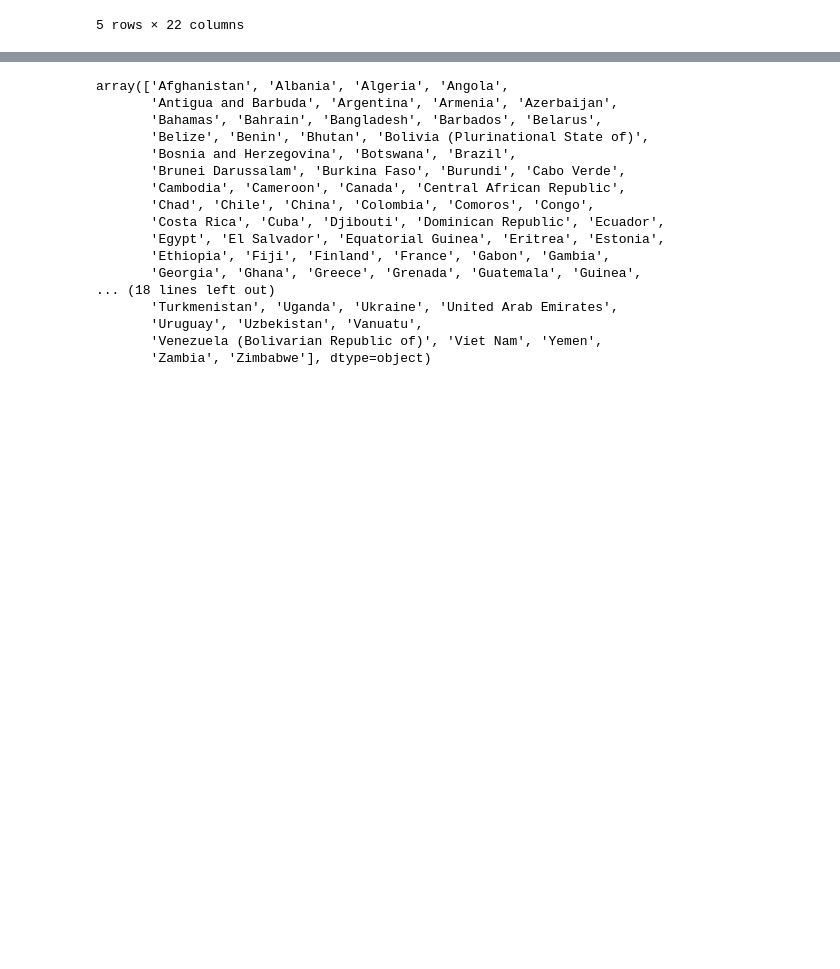
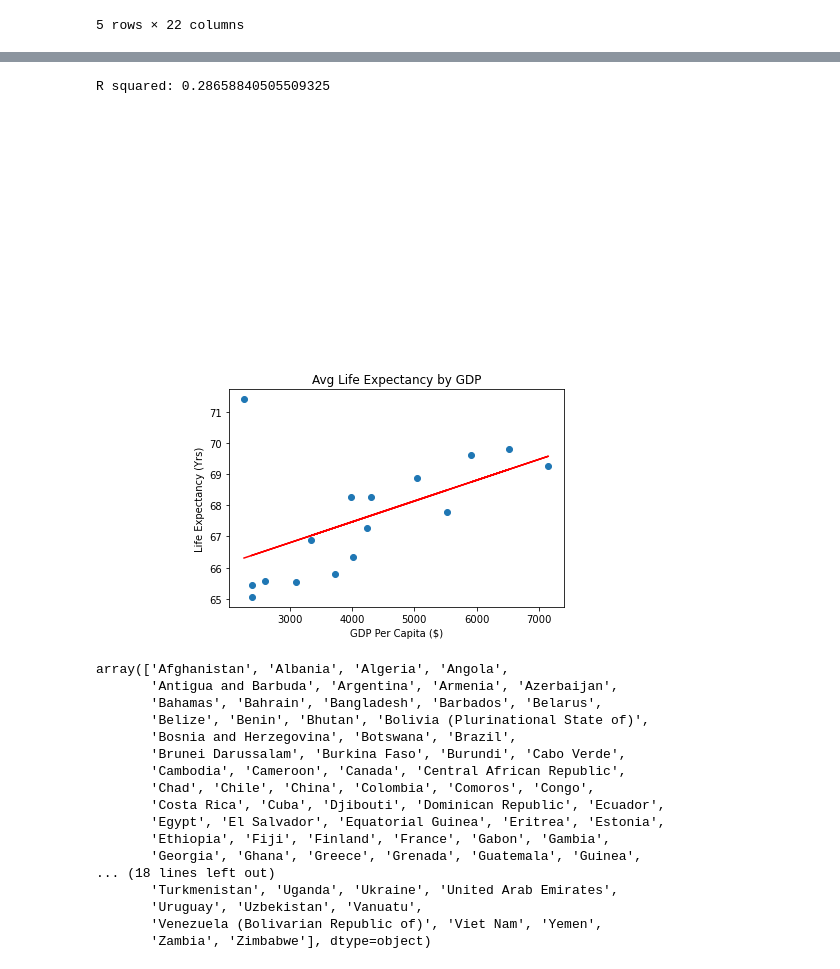
Before and after one commit to shechter430/project_one, a Jupyter notebook: Anna_analyzations.ipynb, the cells around one changed output, grey strips where cells are left out. Cells and saved outputs as stored; diff of their text form; code cells hidden in the pictures; blank space fills up the shorter version.

```diff
--- a/Anna_analyzations.ipynb
+++ b/Anna_analyzations.ipynb
@@ -40,3 +111,21 @@ developing_countries.head()
+# %%
+#USING THIS SCATTER PLOT
+x_value = life_expectancy_gdp["GDP Per Capita ($)"]
+y_value = life_expectancy_gdp["Life Expectancy"]
+(slope, intercept, rvalue, pvalue, stderr) = linregress(x_value, y_value)
+regress_values = x_value * slope + intercept
+line_eq = "y = " + str(round(slope,2)) + "x + " + str(round(intercept,2))
+plt.scatter(x_value,y_value)
+plt.plot(x_value,regress_values,"r-")
+plt.annotate(line_eq,(10,80),fontsize=16,color="red")
+plt.ylabel('Life Expectancy (Yrs)')
+plt.xlabel('GDP Per Capita ($)')
+plt.title('Avg Life Expectancy by GDP')
+print(f"R squared: {rvalue**2}")
+plt.show()
+# %% [output]
+R squared: 0.28658840505509325
+[figure, added]
 # %%
 developing_countries['Country'].unique()
 # %% [output]
```
Also changed, not shown: parts of 15 cells of this notebook.
